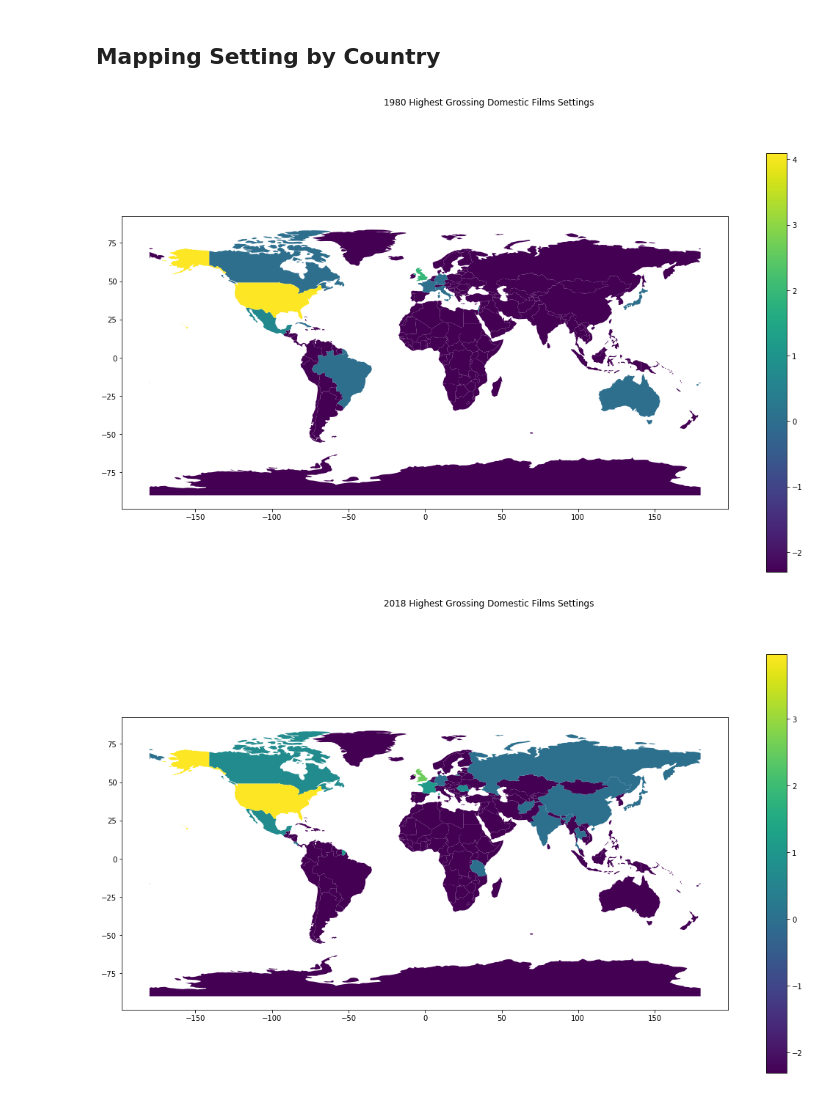
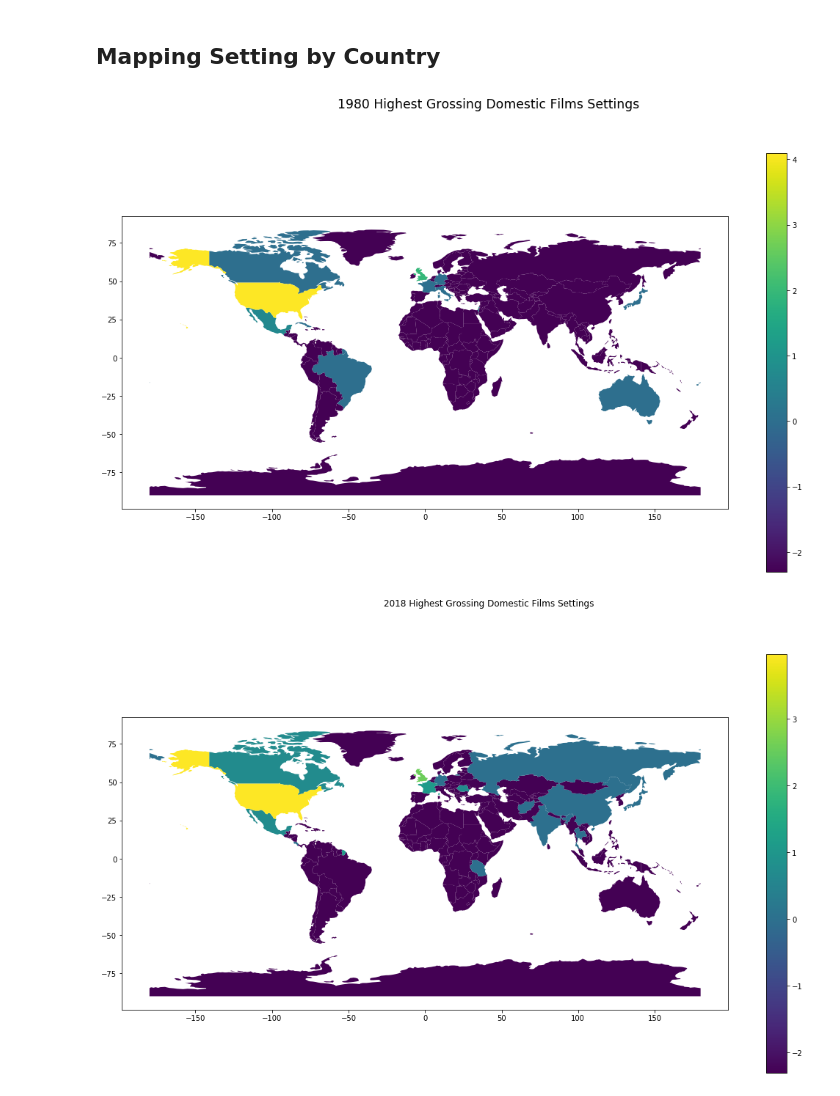
Before and after one commit to 97emilylc/97emilylc.github.io, a Jupyter notebook: Maps of Highest Grossing Films.ipynb, the cells around one changed output. Drawn from its saved outputs; the diff is of its cells as text; code cells hidden in the pictures.

```diff
--- a/Maps of Highest Grossing Films.ipynb
+++ b/Maps of Highest Grossing Films.ipynb
@@ -65,15 +65,15 @@ world_2018["Setting"] = np.log(world_2018["Title"])
 # %%
 fig, ax = plt.subplots(1, 1)
 
 world_1980.plot(column='Setting',
             ax=ax,
             legend=True,
             legend_kwds={'label': "Population by Country",
                         'orientation': "horizontal"})
 fig.set_size_inches(18.5, 10.5, forward=True)
-fig.suptitle("1980 Highest Grossing Domestic Films Settings");
+fig.suptitle("1980 Highest Grossing Domestic Films Settings", fontsize = "xx-large");
 # %% [output]
-[figure, old version]
+[figure, new version]
 # %%
 fig, ax = plt.subplots(1, 1)
 
```
Also changed, not shown: 2 other files.
